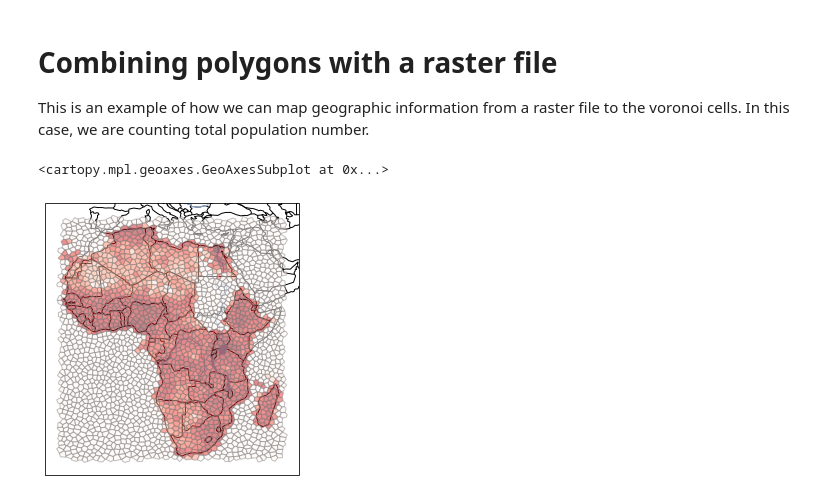
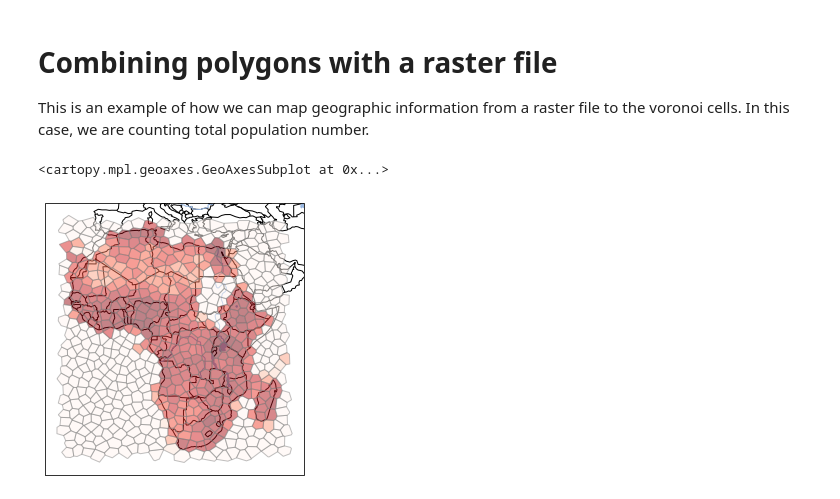
Before and after one commit to eltrompetero/armed_conflict_avalanche, a Jupyter notebook: voronoi_example.ipynb, the cells around one changed output. Drawn from its saved outputs; the diff is of its cells as text; code cells hidden in the pictures.

```diff
--- a/voronoi_example.ipynb
+++ b/voronoi_example.ipynb
@@ -47,7 +45,7 @@ polygons = gpd.read_file(f'{wd}/voronoi_grids/{dx}/borders{str(gridix).zfill(2)}
 polygons['neighbors'] = polygons['neighbors'].apply(lambda x: [int(i) for i in x.split(', ')])
 # %%
 # create a basic map with some geographic features including coastlines and country borders
-fig = plt.figure(figsize=(5,5))
+fig = plt.figure(figsize=(15,15))
 ax = fig.add_subplot(projection=ccrs.PlateCarree())
 ax.add_feature(cfeature.COASTLINE)
 ax.add_feature(cfeature.BORDERS)
@@ -57,8 +55,8 @@ centers.plot(ax=ax, markersize=1, alpha=.2, color='k')
 polygons.plot(ax=ax, facecolor='none', edgecolor='k', alpha=.4)
 
 # for some random pixel, color it and its neighbors
-np.random.seed(0)
-randpix = np.random.choice(polygons.index, size=2)
+np.random.seed(1)
+randpix = np.random.choice(polygons.index, size=2, replace=False)
 for i in randpix:
     polygons.iloc[[i]].plot(ax=ax,
                             facecolor='C0',
@@ -134,32 +134,32 @@ def pop_by_dx(dx):
 
 # put population maps into a dict
 pop = {}
-for dx in [80,160,320]:
+for dx in [40,80]:
     pop[dx] = pop_by_dx(dx)
 # %%
-dx = 160
+dx = 80
 
 # load voronoi cells
 cellfile = f'{wd}/voronoi_grids/{dx}/borders{str(gridix).zfill(2)}.shp'
 polygons = gpd.read_file(cellfile)
 
 # put population number on log scale
 logr = log(pop[dx])
 logr[~isfinite(logr)] = 0
 
 fig = plt.figure(figsize=(5,5))
 ax = fig.add_subplot(projection=ccrs.PlateCarree())
 ax.add_feature(cfeature.COASTLINE)
 ax.add_feature(cfeature.BORDERS)
 ax.add_feature(cfeature.LAKES)
 ax.add_feature(cfeature.RIVERS)
 
 # plot population number by voronoi cell
 polygons.plot(ax=ax,
               facecolor=[plt.cm.Reds(i) for i in logr/logr.max()],
               edgecolor='gray',
               alpha=.5,
               zorder=3)
 # %% [output]
 <cartopy.mpl.geoaxes.GeoAxesSubplot at 0x...>
-[figure, old version]
+[figure, new version]
```
Also changed, not shown: parts of 4 cells of this notebook, 4 other files.
